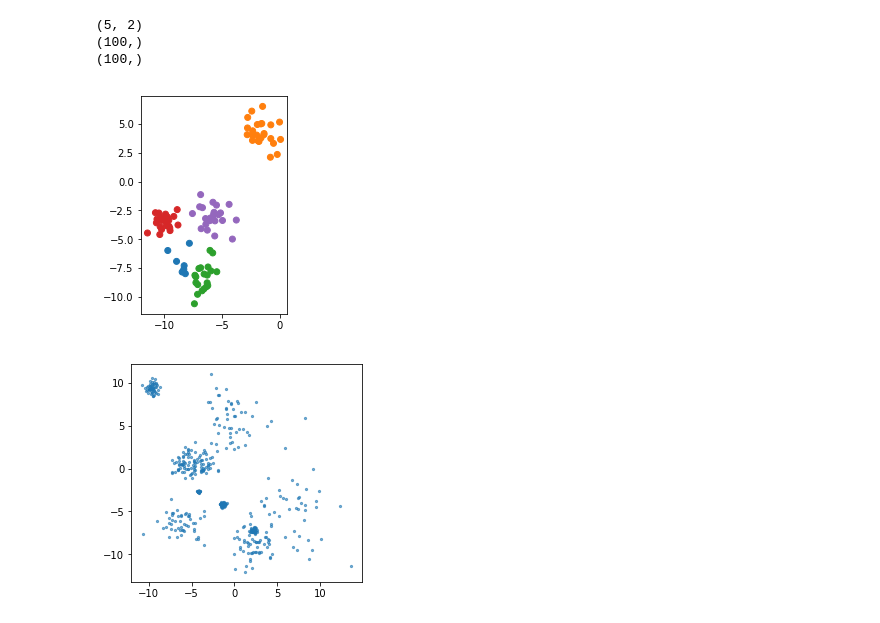
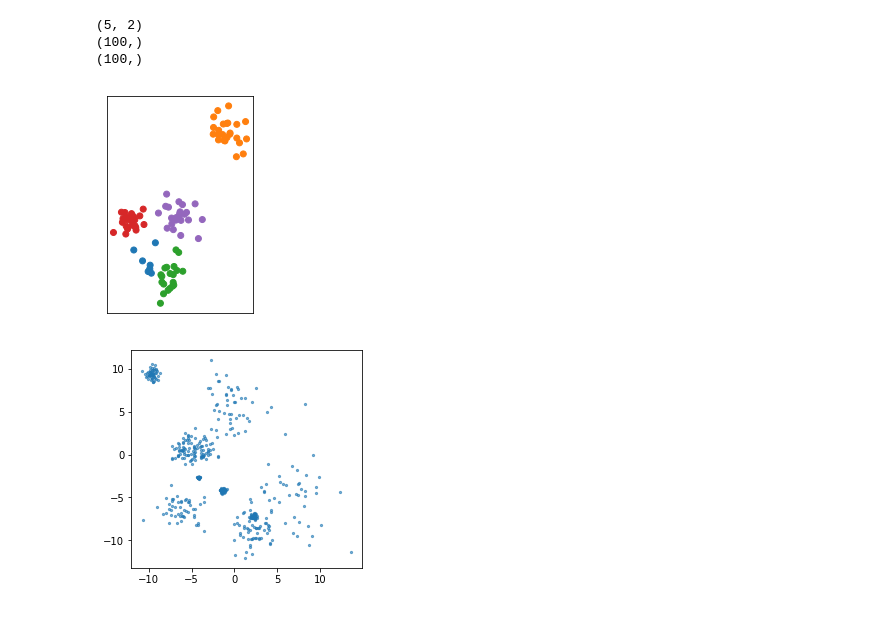
Before and after one commit to amueller/COMS4995-s18, a Jupyter notebook: slides/aml-16-032118-clustering-and-mixture-models/aml-16-clustering-mixture-models.ipynb, the cells around one changed output. Saved outputs shown, nothing was run; the diff lists cells and outputs as text; code cells hidden in the pictures.

Commit message:
some more polish, fix some more images.

```diff
--- a/slides/aml-16-032118-clustering-and-mixture-models/aml-16-clustering-mixture-models.ipynb
+++ b/slides/aml-16-032118-clustering-and-mixture-models/aml-16-clustering-mixture-models.ipynb
@@ -23,21 +23,23 @@ from sklearn.cluster import KMeans
 # %%
 X, y = make_blobs(centers=4, random_state=1)
 
 km = KMeans(n_clusters=5, random_state=0)
 km.fit(X)
 print(km.cluster_centers_.shape)
 print(km.labels_.shape)
 # predict is the same as labels_ on training data
 # but can be applied to new data
 print(km.predict(X).shape)
 scatter_tab(X[:, 0], X[:, 1], c=km.labels_)
 plt.gca().set_aspect("equal")
+plt.xticks(())
+plt.yticks(())
 plt.savefig("images/kmeans_api.png")
 # %% [output]
 (5, 2)
 (100,)
 (100,)
-[figure, old version]
+[figure, new version]
 # %%
 rng = np.random.RandomState(42)
 X, y = make_blobs(n_samples=500, centers=10, random_state=rng, cluster_std=[rng.gamma(1) for i in range(10)])
```
Also changed, not shown: parts of 2 cells of this notebook, 4 other files.
